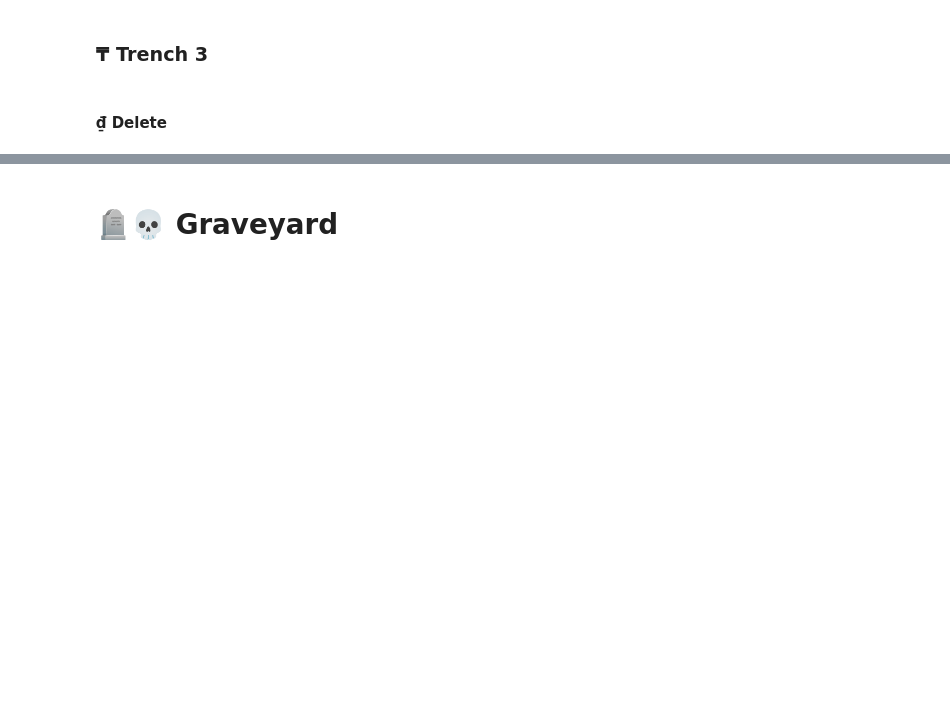
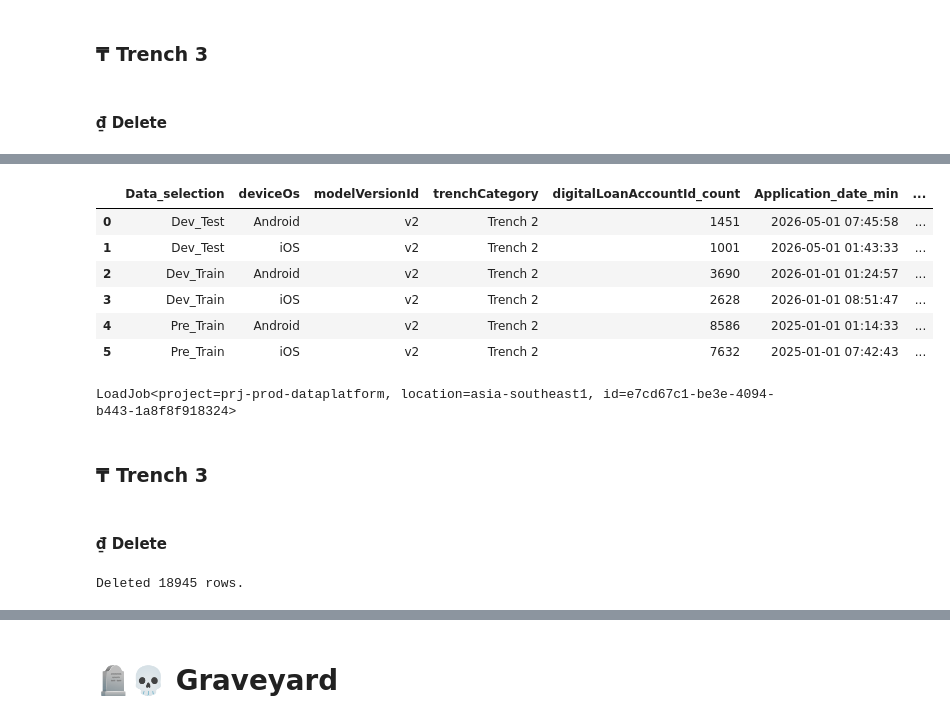
Before and after one commit to dchakroborti-tonik/Gini_Monitoring, a Jupyter notebook: Gini_Training_Data_Preparation/psi_training_20260915_v2.ipynb, the cells around one changed output, grey strips where cells are left out. Saved outputs shown, nothing was run; the diff lists cells and outputs as text; code cells hidden in the pictures; blank space fills up the shorter version.

```diff
--- a/Gini_Training_Data_Preparation/psi_training_20260915_v2.ipynb
+++ b/Gini_Training_Data_Preparation/psi_training_20260915_v2.ipynb
@@ -1902,0 +1915,7 @@ LoadJob<project=prj-prod-dataplatform, location=asia-southeast1, id=a1077554-022
+# %%
+# Upload to BigQuery
+job_config = bigquery.LoadJobConfig(
+    write_disposition="WRITE_APPEND",  # or "WRITE_APPEND"
+)
+job = client.load_table_from_dataframe(dfd, table_id, job_config=job_config)
+job.result()
@@ -1902,0 +2017,7 @@ LoadJob<project=prj-prod-dataplatform, location=asia-southeast1, id=a1077554-022
+# %%
+feature_column = ['ScoreRange_WOE', 'CreditAvgCreditLimit',   'cnt_active_contracts_Credit_Lines', 'vel_contract_nongranted_cnt_6on12', 'cnt_active_contracts_Credit_Cards', 'avg_amt_granted_24M', 'cic_total_overdue_to_total_outstanding_ratio',
+       'cic_total_overdue_to_monthly_income_ratio', 'CreditMaxOverdueDays',  'cic_seq_share_credit_lines_24m', 'Credit_Lines_active_contracts_util', 'Personal_Loans_granted_contracts_cnt_6M', 'has_ever_been_overdue',
+       'cic_seq_cnt_credit_cards_24m', 'has_ever_had_risky_contract', 'creditcard_utilization_ever', 'cic_seq_first_loan_type_24m',  'total_overdue_granted_contracts', 'creditcard_utilization_combined', 'cic_score']
+
+dfd = transform_datav2(data, feature_column, a='cic_score', modelDisplayName='Alpha-Cash-CIC-Model', tc='Trench 2', subscription_name = 'Cash Stack v2 Models')
+dfd.head()
@@ -1902,0 +2031,43 @@ LoadJob<project=prj-prod-dataplatform, location=asia-southeast1, id=a1077554-022
+# %%
+result = dfd.groupby(['Data_selection', 'deviceOs', 'modelVersionId', 'trenchCategory']).agg(
+    digitalLoanAccountId_count=('digitalLoanAccountId', 'count'),
+    Application_date_min=('Application_date', 'min'),
+    Application_date_max=('Application_date', 'max')
+).reset_index()
+
+result
+# %% [output]
+|  | Data_selection | deviceOs | modelVersionId | trenchCategory | digitalLoanAccountId_count | Application_date_min | ... |
+| 0 | Dev_Test | Android | v2 | Trench 2 | 1451 | 2026-05-01 07:45:58 | ... |
+| 1 | Dev_Test | iOS | v2 | Trench 2 | 1001 | 2026-05-01 01:43:33 | ... |
+| 2 | Dev_Train | Android | v2 | Trench 2 | 3690 | 2026-01-01 01:24:57 | ... |
+| 3 | Dev_Train | iOS | v2 | Trench 2 | 2628 | 2026-01-01 08:51:47 | ... |
+| 4 | Pre_Train | Android | v2 | Trench 2 | 8586 | 2025-01-01 01:14:33 | ... |
+| 5 | Pre_Train | iOS | v2 | Trench 2 | 7632 | 2025-01-01 07:42:43 | ... |
+# %%
+# Upload to BigQuery
+job_config = bigquery.LoadJobConfig(
+    write_disposition="WRITE_APPEND",  # or "WRITE_APPEND"
+)
+job = client.load_table_from_dataframe(dfd, table_id, job_config=job_config)
+job.result()
+# %% [output]
+LoadJob<project=prj-prod-dataplatform, location=asia-southeast1, id=e7cd67c1-be3e-4094-b443-1a8f8f918324>
+# %% [markdown]
+### ₸ Trench 3
+# %% [markdown]
+#### ₫ Delete
+# %%
+sq = f"""
+DELETE FROM {table_id}
+WHERE modelDisplayName = 'Alpha-Cash-CIC-Model'
+  AND modelVersionId = 'v2'
+  AND trenchCategory = 'Trench 3';
+"""
+
+query_job = client.query(sq)
+query_job.result()
+
+print(f"Deleted {query_job.num_dml_affected_rows} rows.")
+# %% [output]
+Deleted 18945 rows.
```
Also changed, not shown: parts of 47 cells of this notebook, 48 other files.
